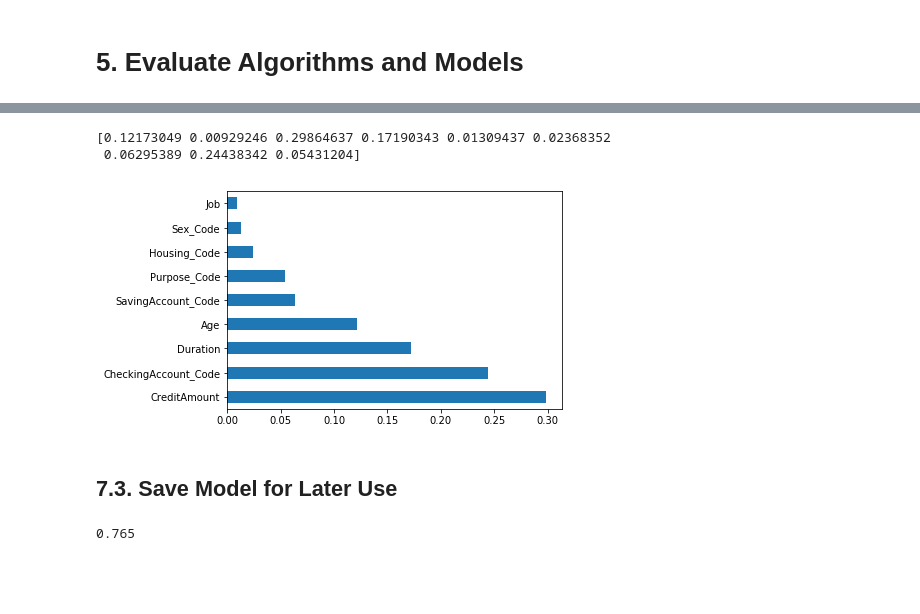
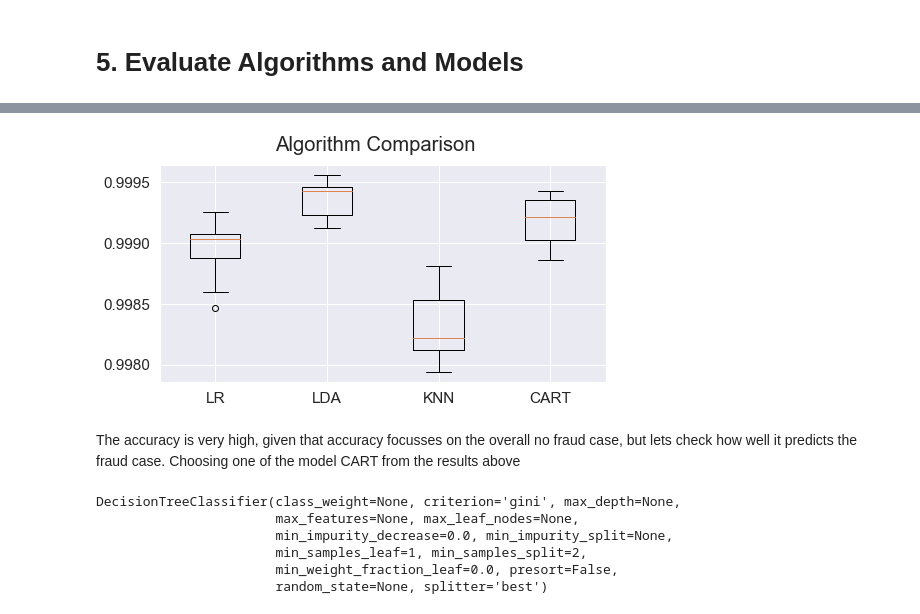
Before and after one commit to sahil231090/MLBook, a Jupyter notebook: Chapter 6 - Classification Based Case Studies/CaseStudy3-FraudDetection/FraudDetection.ipynb, the cells around one changed output, grey strips where cells are left out. Saved outputs shown, nothing was run; the diff lists cells and outputs as text; code cells hidden in the pictures; blank space fills up the shorter version.

Commit message:
Fraud Detection Case Study

```diff
--- a/Chapter 6 - Classification Based Case Studies/CaseStudy3-FraudDetection/FraudDetection.ipynb
+++ b/Chapter 6 - Classification Based Case Studies/CaseStudy3-FraudDetection/FraudDetection.ipynb
@@ -331,17 +250,0 @@ models.append(('LR', LogisticRegression()))
-# %%
-#Writing the Deep Learning Classifier in case the Deep Learning Flag is Set to True
-#Set the following Flag to 1 if the Deep LEarning Models Flag has to be enabled
-EnableDLModelsFlag = 0
-if EnableDLModelsFlag == 1 :
-    # Function to create model, required for KerasClassifier
-    def create_model(neurons=12, activation='relu', learn_rate = 0.01, momentum=0):
-        # create model
-        model = Sequential()
-        model.add(Dense(neurons, input_dim=X_train.shape[1], activation=activation))
-        model.add(Dense(2, activation=activation))
-        model.add(Dense(1, activation='sigmoid'))
-        # Compile model
-        optimizer = SGD(lr=learn_rate, momentum=momentum)
-        model.compile(loss='binary_crossentropy', optimizer='adam', metrics=['accuracy'])
-        return model
-    models.append(('DNN', KerasClassifier(build_fn=create_model, epochs=50, batch_size=10, verbose=0)))
@@ -393,10 +265,0 @@ pipelines.append(('ScaledLR', Pipeline([('Scaler', StandardScaler()), ('LR', Log
-# %%
-results = []
-names = []
-for name, model in pipelines:
-    kfold = KFold(n_splits=num_folds, random_state=seed)
-    cv_results = cross_val_score(model, X_train, Y_train, cv=kfold, scoring=scoring)
-    results.append(cv_results)
-    names.append(name)
-    msg = "%s: %f (%f)" % (name, cv_results.mean(), cv_results.std())
-    print(msg)
@@ -849,17 +265,0 @@ Let us look into the Feature Importance of the GBM model
-# %%
-import pandas as pd
-import numpy as np
-model = GradientBoostingClassifier()
-model.fit(rescaledX,Y_train)
-print(model.feature_importances_) #use inbuilt class feature_importances of tree based classifiers
-#plot graph of feature importances for better visualization
-feat_importances = pd.Series(model.feature_importances_, index=X.columns)
-feat_importances.nlargest(10).plot(kind='barh')
-pyplot.show()
-# %% [output]
-[0.12173049 0.00929246 0.29864637 0.17190343 0.01309437 0.02368352
- 0.06295389 0.24438342 0.05431204]
-[figure, removed]
-# %% [markdown]
-<a id='6.3'></a>
-## 7.3. Save Model for Later Use
@@ -874,11 +266,24 @@ dump(model, open(filename, 'wb'))
-# %%
-# some time later...
-# load the model from disk
-loaded_model = load(open(filename, 'rb'))
-# estimate accuracy on validation set
-rescaledValidationX = scaler.transform(X_validation)
-predictions = model.predict(rescaledValidationX)
-result = accuracy_score(Y_validation, predictions)
-print(result)
-# %% [output]
-0.765
+# %%
+# compare algorithms
+fig = pyplot.figure()
+fig.suptitle('Algorithm Comparison')
+ax = fig.add_subplot(111)
+pyplot.boxplot(results)
+ax.set_xticklabels(names)
+fig.set_size_inches(8,4)
+pyplot.show()
+# %% [output]
+[figure, added]
+# %% [markdown]
+The accuracy is very high, given that accuracy focusses on the overall no fraud case, but lets check how well it predicts the fraud case. Choosing one of the model CART from the results above
+# %%
+# prepare model
+model = DecisionTreeClassifier()
+model.fit(X_train, Y_train)
+# %% [output]
+DecisionTreeClassifier(class_weight=None, criterion='gini', max_depth=None,
+                       max_features=None, max_leaf_nodes=None,
+                       min_impurity_decrease=0.0, min_impurity_split=None,
+                       min_samples_leaf=1, min_samples_split=2,
+                       min_weight_fraction_leaf=0.0, presort=False,
+                       random_state=None, splitter='best')
```
Also changed, not shown: parts of 97 cells of this notebook.
